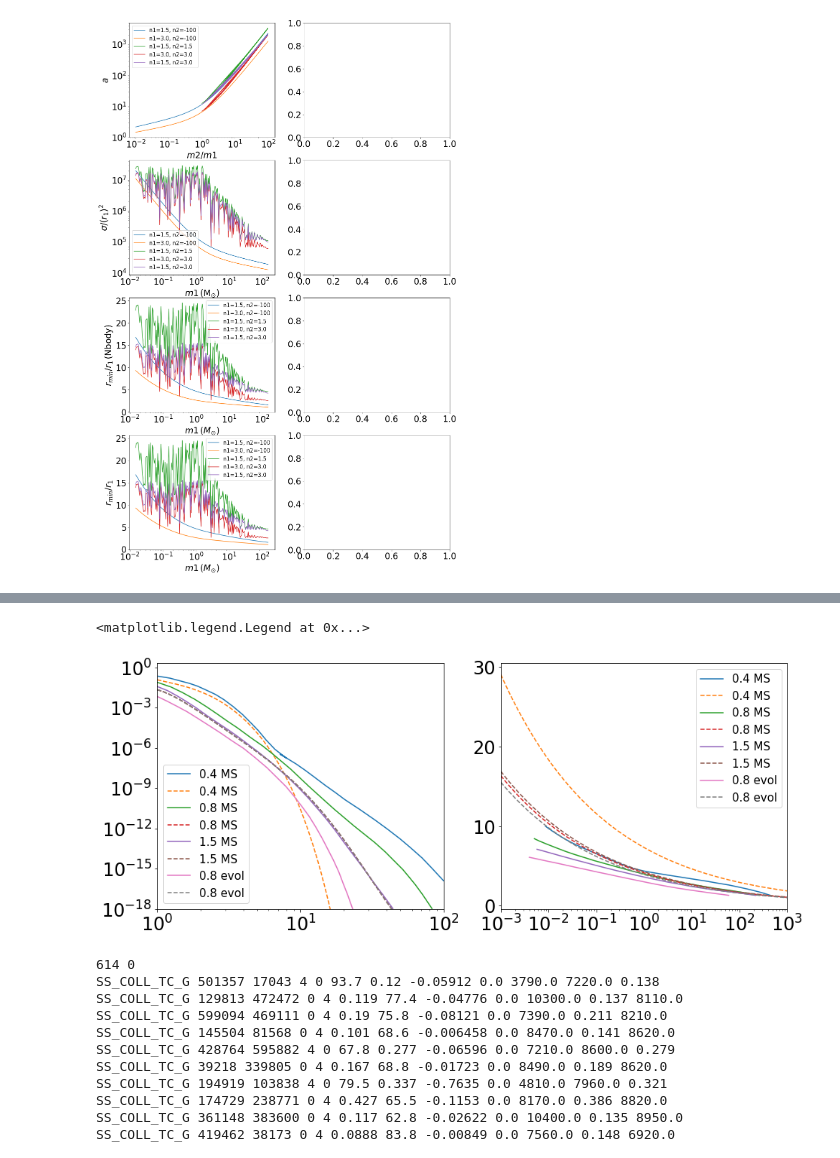
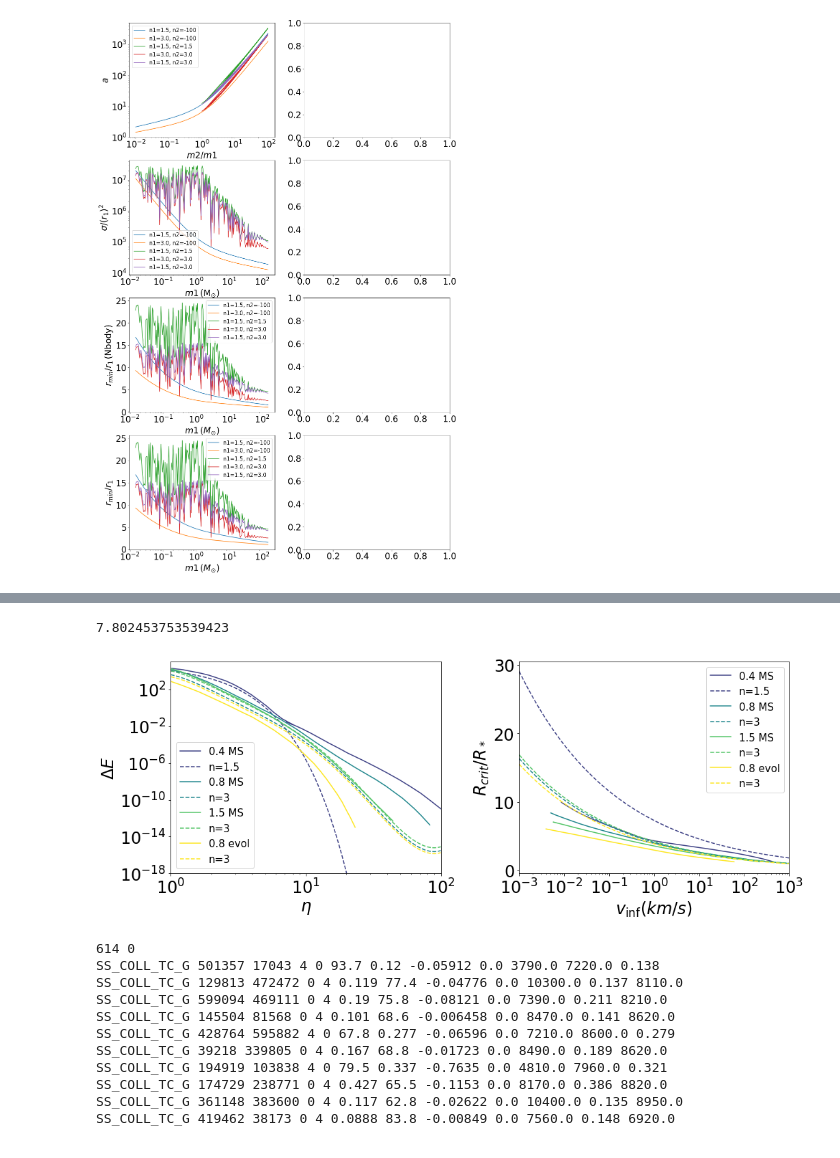
Before and after one commit to claireshiye/MyPythonCode, a Jupyter notebook: Tidal_Capture.ipynb, the cells around one changed output, grey strips where cells are left out. Drawn from its saved outputs; the diff is of its cells as text; code cells hidden in the pictures.

```diff
--- a/Tidal_Capture.ipynb
+++ b/Tidal_Capture.ipynb
@@ -553,23 +581,23 @@ for k in range(5):
 # %%
 ##Compare the Kim & Lee prescription with realistic star models from McMillan, Mcdermott, and Taam 1987
+from matplotlib.colors import Normalize
 
 ##Data from McMillan et al. 1987
-#df_erg = pd.read_csv('/projects/b1095/syr904/projects/tidal_capture/E_eta_datasets.csv')
-df_erg = pd.read_csv('/Users/shiye/Documents/Research/tidal_capture/E_eta_datasets.csv')
+df_erg = pd.read_csv('/projects/b1095/syr904/projects/tidal_capture/Mcmillan87_data/E_eta_datasets.csv')
+#df_erg = pd.read_csv('/Users/shiye/Documents/Research/tidal_capture/E_eta_datasets.csv')
 data_erg = df_erg.iloc[1:]
 
-#df_rcrit = pd.read_csv('/projects/b1095/syr904/projects/tidal_capture/Rcrit_vinf_datasets.csv')
-df_rcrit = pd.read_csv('/Users/shiye/Documents/Research/tidal_capture/Rcrit_vinf_datasets.csv')
+df_rcrit = pd.read_csv('/projects/b1095/syr904/projects/tidal_capture/Mcmillan87_data/Rcrit_vinf_datasets.csv')
+#df_rcrit = pd.read_csv('/Users/shiye/Documents/Research/tidal_capture/Rcrit_vinf_datasets.csv')
 data_rcrit = df_rcrit.iloc[1:]
 
-E_df = [[],[],[],[]]; Eta_df = [[],[],[],[]]; Rcrit_df = [[],[],[],[]]; Vinf_df = [[],[],[],[]]
+E_factor_df = [[],[],[],[]]; Eta_df = [[],[],[],[]]; Rcrit_df = [[],[],[],[]]; Vinf_df = [[],[],[],[]]
 for i in range(4):
     Eta_df[i] = [float(x) for x in data_erg.iloc[:,2*i].tolist()]
-    E_df[i] = [float(x) for x in data_erg.iloc[:,2*i+1].tolist()]
+    E_factor_df[i] = [float(x) for x in data_erg.iloc[:,2*i+1].tolist()]
 
     Vinf_df[i] = [float(x) for x in data_rcrit.iloc[:,2*i].tolist()]
     Rcrit_df[i] = [float(x) for x in data_rcrit.iloc[:,2*i+1].tolist()]
-
 
 
 ##Data from the fitting formulae
@@ -636,6 +664,13 @@ n_1 = [1.5, 3., 3., 3.]; n_2 = [1.5, 3., 3., 3.]
 m_1 = [0.4, 0.8, 1.5, 0.8]; m_2 = [0.4, 0.8, 1.5, 0.8]
 r_1 = [0.359, 0.691, 0.934, 1.161]; r_2 = [0.359, 0.691, 0.934, 1.161]
 
+E_df = [[],[],[],[]]
+##Covert McMillan data into delta E
+for y in range(4):
+    for x in range(len(E_factor_df[y])):
+        E_df[y].append(E_factor_df[y][x]*Gconst_sun*PC_Rsun*m_1[y]**2/r_1[y])
+
+
 ##Calculate critical periastron distance
 v_inf = np.logspace(np.log10(0.001), np.log10(1000), 500)
 v_star = []; a_temp = []
@@ -650,40 +685,54 @@ for i in range(4):
         q_v = (v_inf[k]/v_star[i])**(-beta)
         r_nbody_factor[i].append(a_temp[i]/np.pi/(1+m_2[i]/m_1[i])*(v_inf[k]/v_star[i])**(2-beta))
 
 
 ##Calculate the oscillation energy
 Eta = np.logspace(np.log10(1), np.log10(100), 500)
 E_osc = [[],[],[],[]]; E_factor = [[],[],[],[]]
 for i in range(4):
     for k in range(len(Eta)):
         E_osc[i].append(E_oscillate(Eta[k], m_1[i], r_1[i], n_1[i], m_2[i]))
 
         E_factor[i].append(E_oscillate(Eta[k], m_1[i], r_1[i], n_1[i], m_2[i])
                            *pow(Gconst_sun*PC_Rsun*m_1[i]**2/r_1[i],-1))
 
 
 ##Plotting
 lbs = ['0.4 MS', '0.8 MS', '1.5 MS', '0.8 evol']
+lbs_poly = ['n=1.5', 'n=3', 'n=3', 'n=3']
+c = cm.viridis(np.linspace(0.2, 1, 4))
+cmap=matplotlib.colors.ListedColormap([c[0], c[1], c[2], c[3]])
+
 fig, axs = plt.subplots(ncols = 2, figsize=(15, 6))
 for j in range(4):
-    axs[0].plot(Eta_df[j], E_df[j], label=lbs[j])
-    axs[0].plot(Eta, E_factor[j], ls = '--', label=lbs[j])
-    axs[1].plot(Vinf_df[j], Rcrit_df[j], label=lbs[j])
-    axs[1].plot(v_inf, r_nbody_factor[j], ls='--', label=lbs[j])
+    axs[0].plot(Eta_df[j], E_df[j], label=lbs[j], color=c[j])
+    axs[0].plot(Eta, E_osc[j], ls = '--', label=lbs_poly[j], color=c[j])
+    axs[1].plot(Vinf_df[j], Rcrit_df[j], label=lbs[j], color=c[j])
+    axs[1].plot(v_inf, r_nbody_factor[j], ls='--', label=lbs_poly[j], color=c[j])
 
 axs[0].set_xlim(1, 100)
-axs[0].set_ylim(1e-18, 2)
+axs[0].set_ylim(1e-18, 100000)
 axs[0].set_xscale('log')
 axs[0].set_yscale('log')
 axs[0].legend(loc='best', fontsize=15)
 
 axs[1].set_xlim(0.001, 1000)
 #axs[1].set_ylim(1, 10)
 axs[1].set_xscale('log')
 axs[1].legend(loc='best', fontsize=15)
+
+axs[0].set_xlabel(r'$\eta$')
+axs[0].set_ylabel(r'$\Delta E$')
+axs[1].set_xlabel(r'$v_{\inf}(km/s)$')
+axs[1].set_ylabel(r'$R_{crit}/R_*$')
+
+plt.tight_layout()
+#plt.savefig('/projects/b1095/syr904/projects/tidal_capture/comparison_mcmillan.pdf', bbox_inches='tight', dpi=300)
+
+print(pow((0.4+1.5)/0.4,1/3)*pow(10, 2/3))
 # %% [output]
-<matplotlib.legend.Legend at 0x...>
+7.802453753539423
-[figure, old version]
+[figure, new version]
 # %%
 def mscatter(x,y,ax=None, m=None, **kw):
     import matplotlib.markers as mmarkers
```
Also changed, not shown: parts of 4 cells of this notebook, 8 other files.
